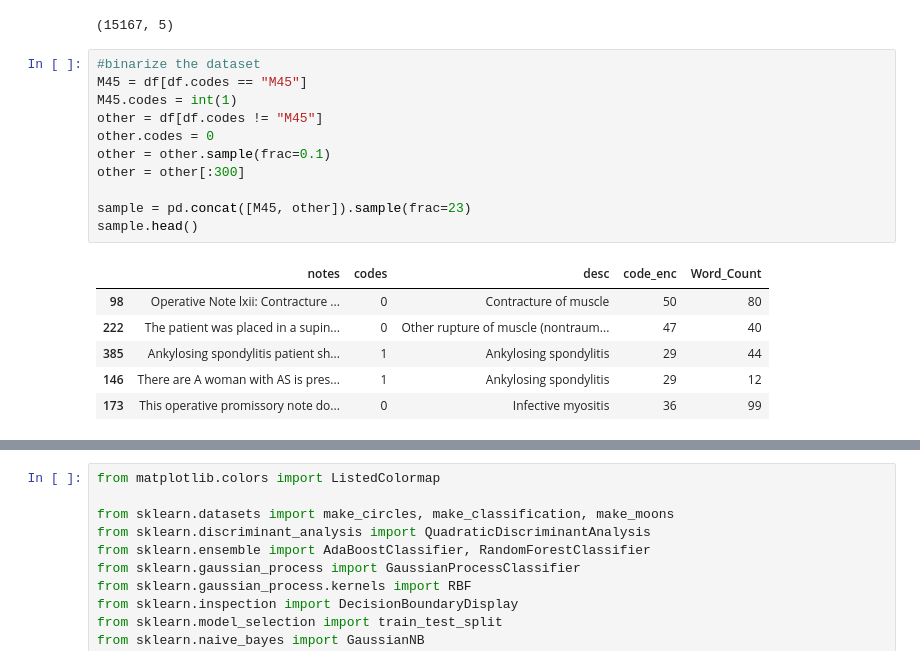
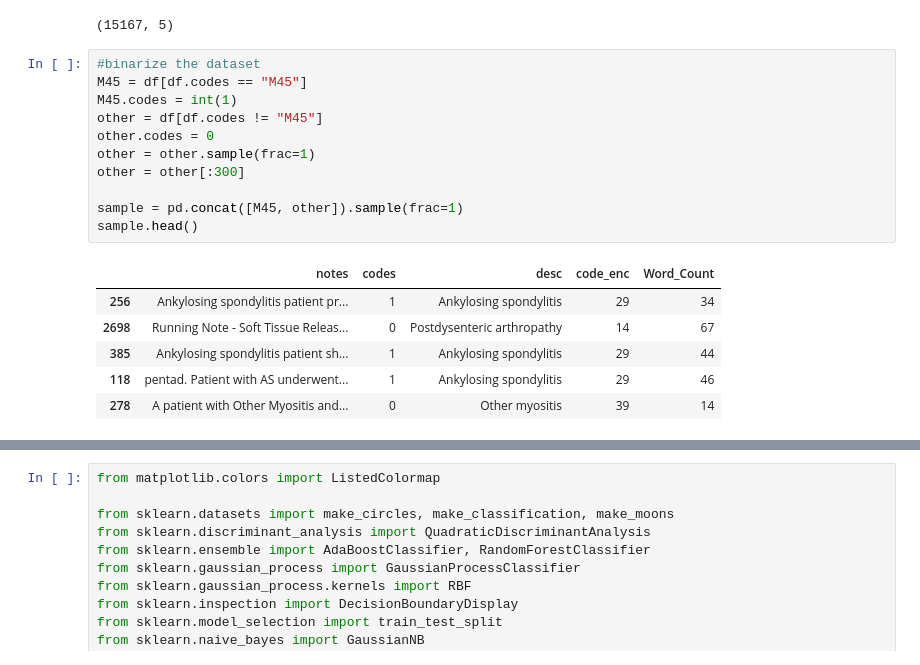
Before and after one commit to Nielspace/MedicalLM, a Jupyter notebook: Model Comparison.ipynb, the cells around one changed output, grey strips where cells are left out. Drawn from its saved outputs; the diff is of its cells as text.

```diff
--- a/Model Comparison.ipynb
+++ b/Model Comparison.ipynb
@@ -66,18 +75,18 @@ df.shape
 # %%
 #binarize the dataset
 M45 = df[df.codes == "M45"]
 M45.codes = int(1)
 other = df[df.codes != "M45"]
 other.codes = 0
-other = other.sample(frac=0.1)
+other = other.sample(frac=1)
 other = other[:300]
 
-sample = pd.concat([M45, other]).sample(frac=23)
+sample = pd.concat([M45, other]).sample(frac=1)
 sample.head()
 # %% [output]
 |  | notes | codes | desc | code_enc | Word_Count |
-| 98 | Operative Note lxii: Contracture ... | 0 | Contracture of muscle | 50 | 80 |
-| 222 | The patient was placed in a supin... | 0 | Other rupture of muscle (nontraum... | 47 | 40 |
+| 256 | Ankylosing spondylitis patient pr... | 1 | Ankylosing spondylitis | 29 | 34 |
+| 2698 | Running Note - Soft Tissue Releas... | 0 | Postdysenteric arthropathy | 14 | 67 |
 | 385 | Ankylosing spondylitis patient sh... | 1 | Ankylosing spondylitis | 29 | 44 |
-| 146 | There are A woman with AS is pres... | 1 | Ankylosing spondylitis | 29 | 12 |
-| 173 | This operative promissory note do... | 0 | Infective myositis | 36 | 99 |
+| 118 | pentad. Patient with AS underwent... | 1 | Ankylosing spondylitis | 29 | 46 |
+| 278 | A patient with Other Myositis and... | 0 | Other myositis | 39 | 14 |
```
Also changed, not shown: parts of 5 cells of this notebook, 1 other file.
